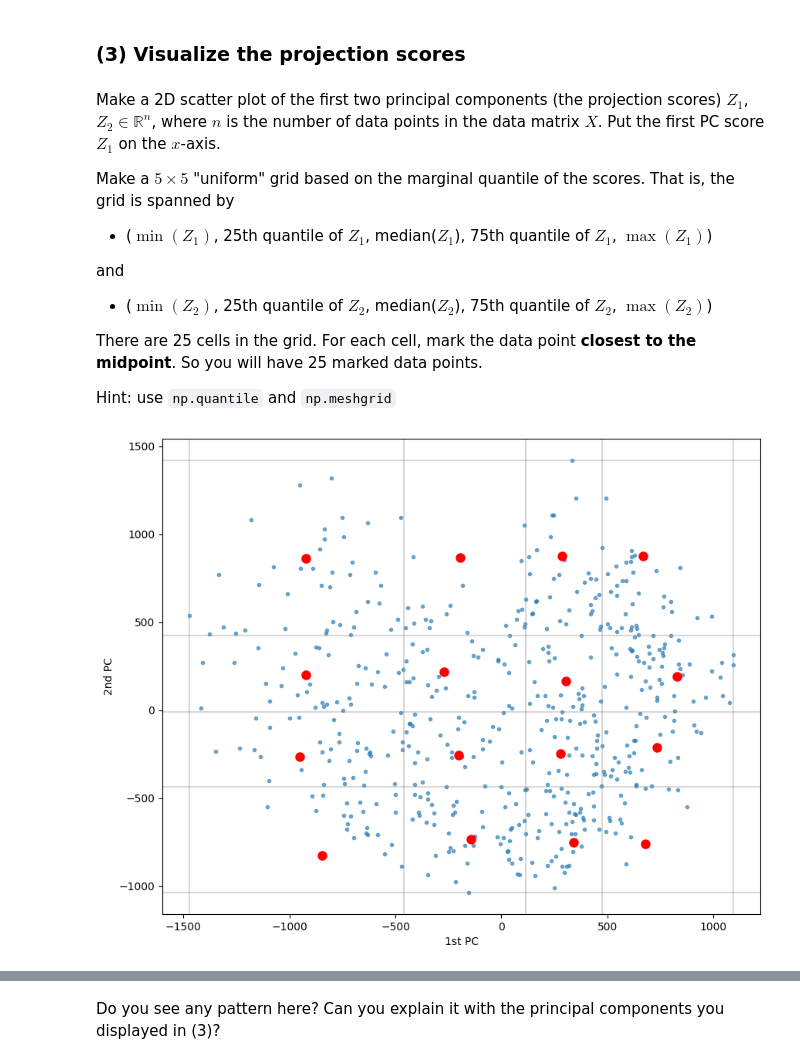
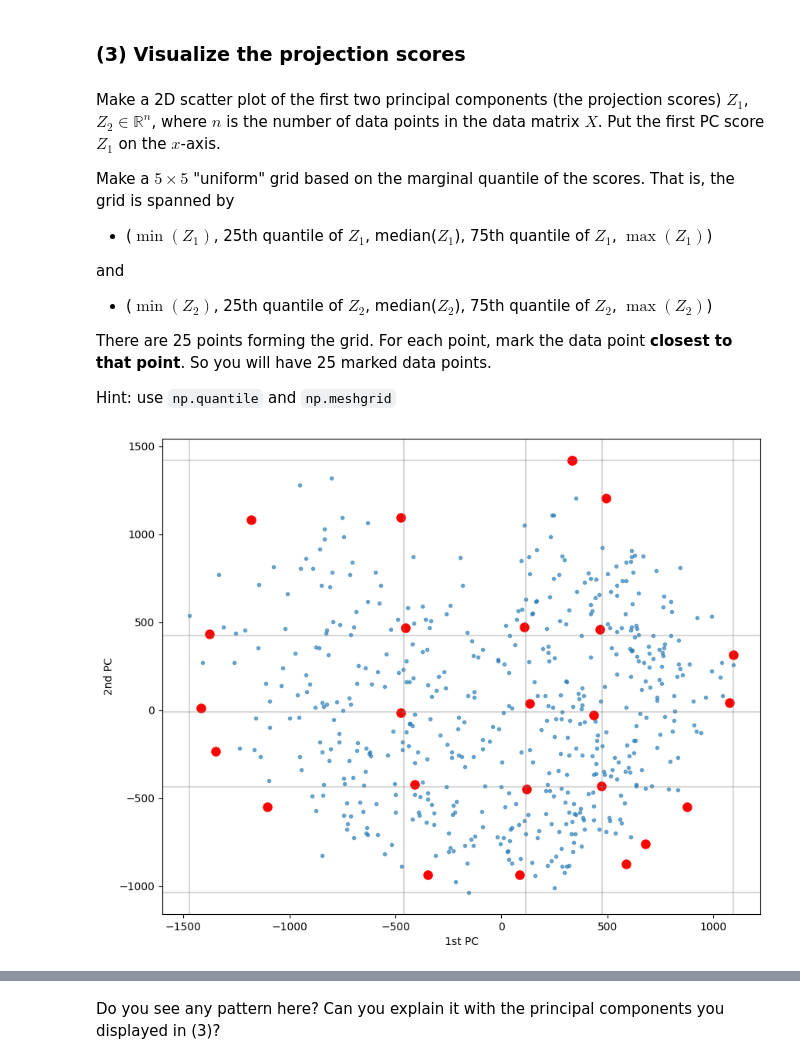
Before and after one commit to blingbangboom/142B-Final, a Jupyter notebook: Final_Project_STA142B_S25.ipynb, the cells around one changed output, grey strips where cells are left out. Saved outputs shown, nothing was run; the diff lists cells and outputs as text; code cells hidden in the pictures.

```diff
--- a/Final_Project_STA142B_S25.ipynb
+++ b/Final_Project_STA142B_S25.ipynb
@@ -130,7 +127,7 @@ and
 
 - ($\min(Z_2)$, 25th quantile of $Z_2$, median($Z_2$), 75th quantile of $Z_2$, $\max(Z_2)$)
 
-There are 25 cells in the grid. For each cell, mark the data point **closest to the midpoint**. So you will have 25 marked data points.
+There are 25 points forming the grid. For each point, mark the data point **closest to that point**. So you will have 25 marked data points.
 
 Hint: use `np.quantile` and `np.meshgrid`
 # %%
@@ -140,39 +137,40 @@ Hint: use `np.quantile` and `np.meshgrid`
 pca = PCA(n_components=2)
 Z = pca.fit_transform(X)
 
 plt.figure(figsize=(10, 8))
 plt.plot(Z[:, 0], Z[:, 1], '.', alpha=0.6)
 
 X_grid = np.quantile(Z[:, 0], [0, 0.25, 0.5, 0.75, 1])
 Y_grid = np.quantile(Z[:, 1], [0, 0.25, 0.5, 0.75, 1])
 xv, yv = np.meshgrid(X_grid, Y_grid)
+# Got from: https://stackoverflow.com/a/13730506 on how to turn a 5x5 into 1D
+# Column_stack turns them into 25x2 with the x & y coord paired
+gridPts = np.column_stack([xv.flatten(), yv.flatten()])
 
 # finding closest data points
 marked_indices = []
 marked_points = []
 
-for i in range(4):
-    for j in range(4):
-        mid_x = (X_grid[i] + X_grid[i+1]) / 2
-        mid_y = (Y_grid[j] + Y_grid[j+1]) / 2
-        distances = np.sqrt((Z[:, 0] - mid_x)**2 + (Z[:, 1] - mid_y)**2)
-        closest_idx = np.argmin(distances)
-        marked_indices.append(closest_idx)
-        marked_points.append([Z[closest_idx, 0], Z[closest_idx, 1]])
+for pt in gridPts:
+    # Euclidean distance from grid point to each point
+    distance = np.linalg.norm(Z-pt, axis = 1)
+    closest_idx = np.argmin(distance)
+    marked_indices.append(closest_idx)
+    marked_points.append([Z[closest_idx, 0], Z[closest_idx, 1]])
 
 #some plotting of marked points
 marked_points = np.array(marked_points)
 plt.plot(marked_points[:, 0], marked_points[:, 1], 'ro', markersize=8, label='Marked points')
 
 # grid lines
 for x in X_grid:
     plt.axvline(x, color='gray', alpha=0.3)
 for y in Y_grid:
     plt.axhline(y, color='gray', alpha=0.3)
 
 ##### your code ends here #####
 plt.xlabel("1st PC")
 plt.ylabel("2nd PC")
 plt.show()
 # %% [output]
-[figure, old version]
+[figure, new version]
```
Also changed, not shown: parts of 9 cells of this notebook.
